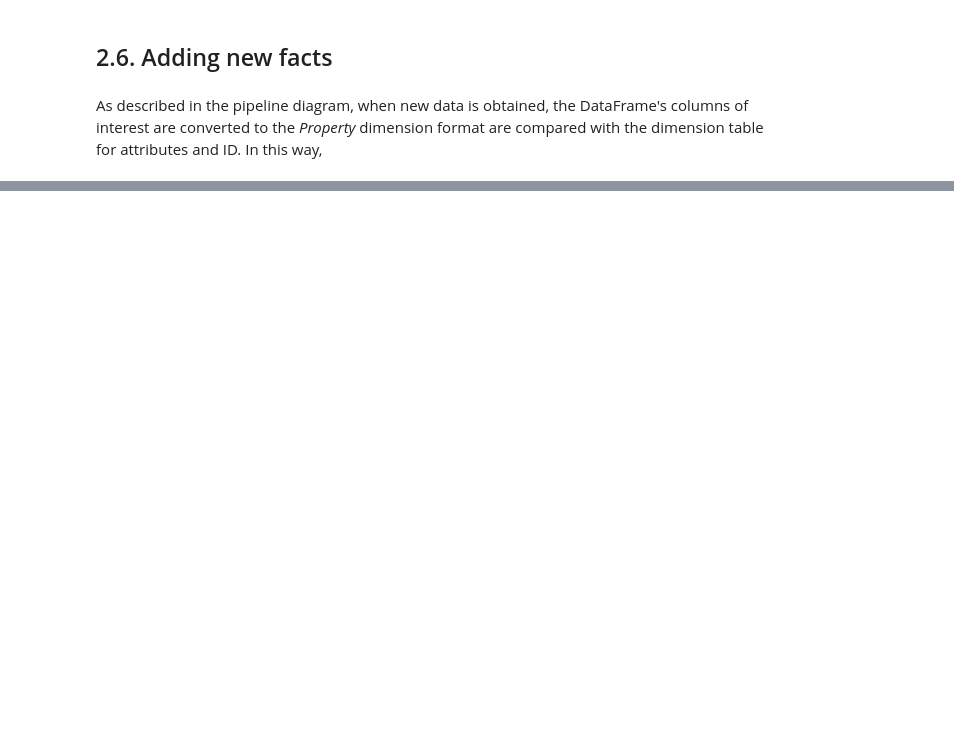
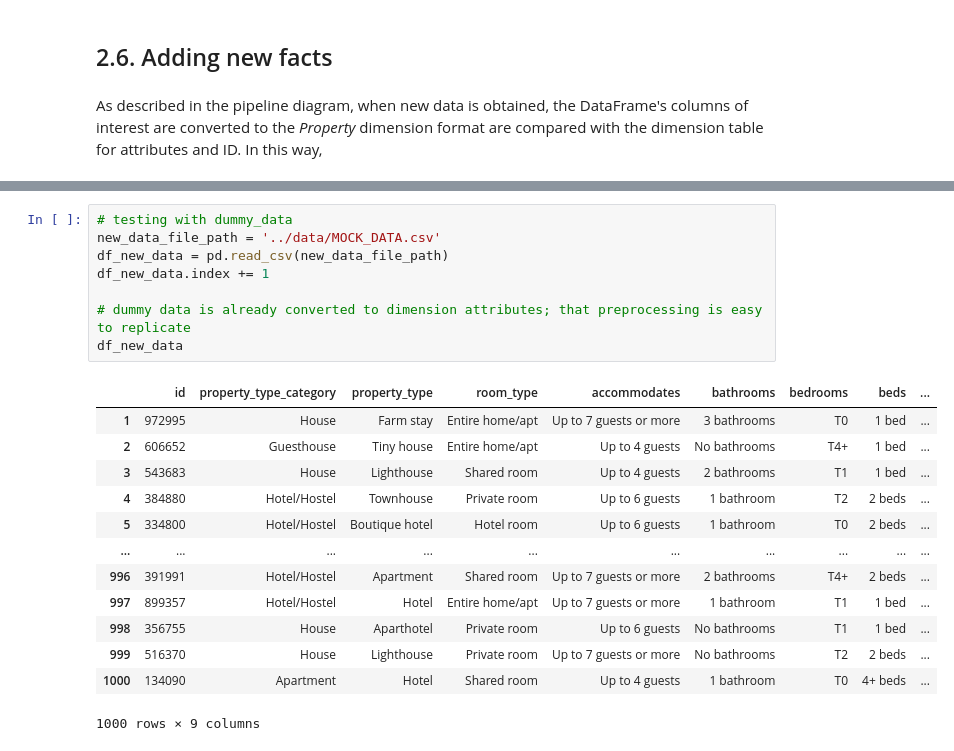
Before and after one commit to beatriz-lima/TPD-Airbnb-Data, a Jupyter notebook: Notebooks/ETL_Property.ipynb, the cells around one changed output, grey strips where cells are left out. Cells and saved outputs as stored; diff of their text form; blank space fills up the shorter version.

```diff
--- a/Notebooks/ETL_Property.ipynb
+++ b/Notebooks/ETL_Property.ipynb
@@ -302,0 +335,22 @@ conn.close()
+# %%
+# testing with dummy_data
+new_data_file_path = '../data/MOCK_DATA.csv'
+df_new_data = pd.read_csv(new_data_file_path)
+df_new_data.index += 1
+
+# dummy data is already converted to dimension attributes; that preprocessing is easy to replicate
+df_new_data
+# %% [output]
+|  | id | property_type_category | property_type | room_type | accommodates | bathrooms | bedrooms | beds | ... |
+| 1 | 972995 | House | Farm stay | Entire home/apt | Up to 7 guests or more | 3 bathrooms | T0 | 1 bed | ... |
+| 2 | 606652 | Guesthouse | Tiny house | Entire home/apt | Up to 4 guests | No bathrooms | T4+ | 1 bed | ... |
+| 3 | 543683 | House | Lighthouse | Shared room | Up to 4 guests | 2 bathrooms | T1 | 1 bed | ... |
+| 4 | 384880 | Hotel/Hostel | Townhouse | Private room | Up to 6 guests | 1 bathroom | T2 | 2 beds | ... |
+| 5 | 334800 | Hotel/Hostel | Boutique hotel | Hotel room | Up to 6 guests | 1 bathroom | T0 | 2 beds | ... |
+| ... | ... | ... | ... | ... | ... | ... | ... | ... | ... |
+| 996 | 391991 | Hotel/Hostel | Apartment | Shared room | Up to 7 guests or more | 2 bathrooms | T4+ | 2 beds | ... |
+| 997 | 899357 | Hotel/Hostel | Hotel | Entire home/apt | Up to 7 guests or more | 1 bathroom | T1 | 1 bed | ... |
+| 998 | 356755 | House | Aparthotel | Private room | Up to 6 guests | No bathrooms | T1 | 1 bed | ... |
+| 999 | 516370 | House | Lighthouse | Private room | Up to 7 guests or more | No bathrooms | T2 | 2 beds | ... |
+| 1000 | 134090 | Apartment | Hotel | Shared room | Up to 4 guests | 1 bathroom | T0 | 4+ beds | ... |
+1000 rows × 9 columns
```
Also changed, not shown: parts of 7 cells of this notebook.
